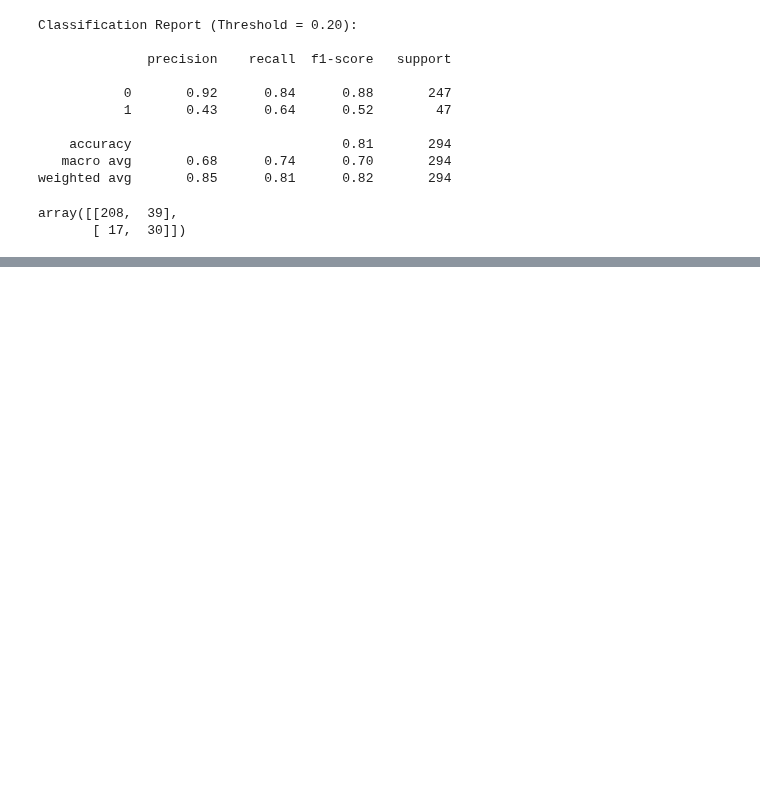
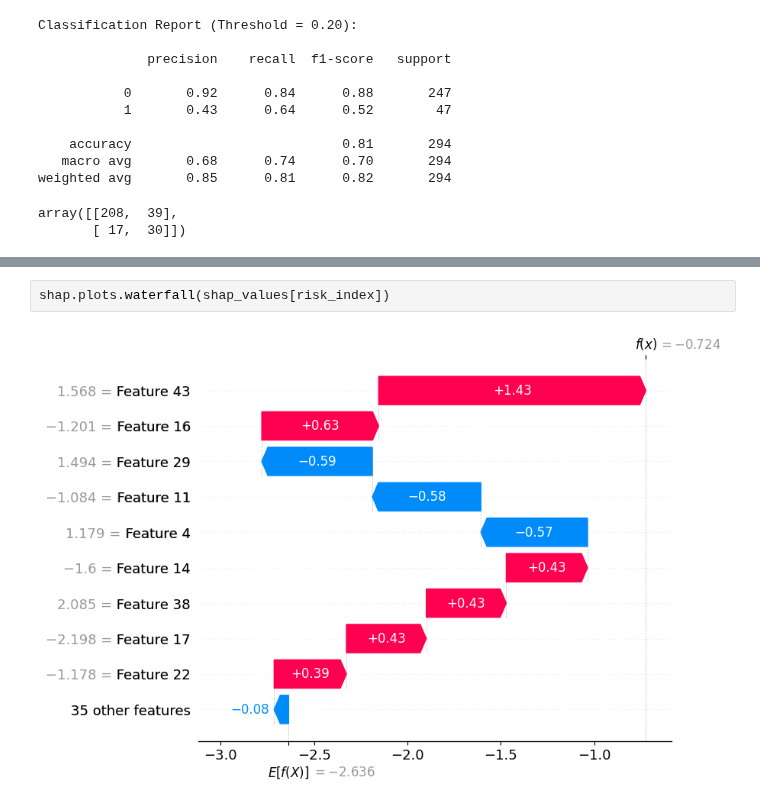
Before and after one commit to nirajacharya13/machine-learning, a Jupyter notebook: decision_trees/practice-problems/ibm-hr-analytics.ipynb, the cells around one changed output, grey strips where cells are left out. Saved outputs shown, nothing was run; the diff lists cells and outputs as text; blank space fills up the shorter version.

```diff
--- a/decision_trees/practice-problems/ibm-hr-analytics.ipynb
+++ b/decision_trees/practice-problems/ibm-hr-analytics.ipynb
@@ -664,0 +696,4 @@ array([[208,  39],
+# %%
+shap.plots.waterfall(shap_values[risk_index])
+# %% [output]
+[figure, added]
```
Also changed, not shown: parts of 8 cells of this notebook.
